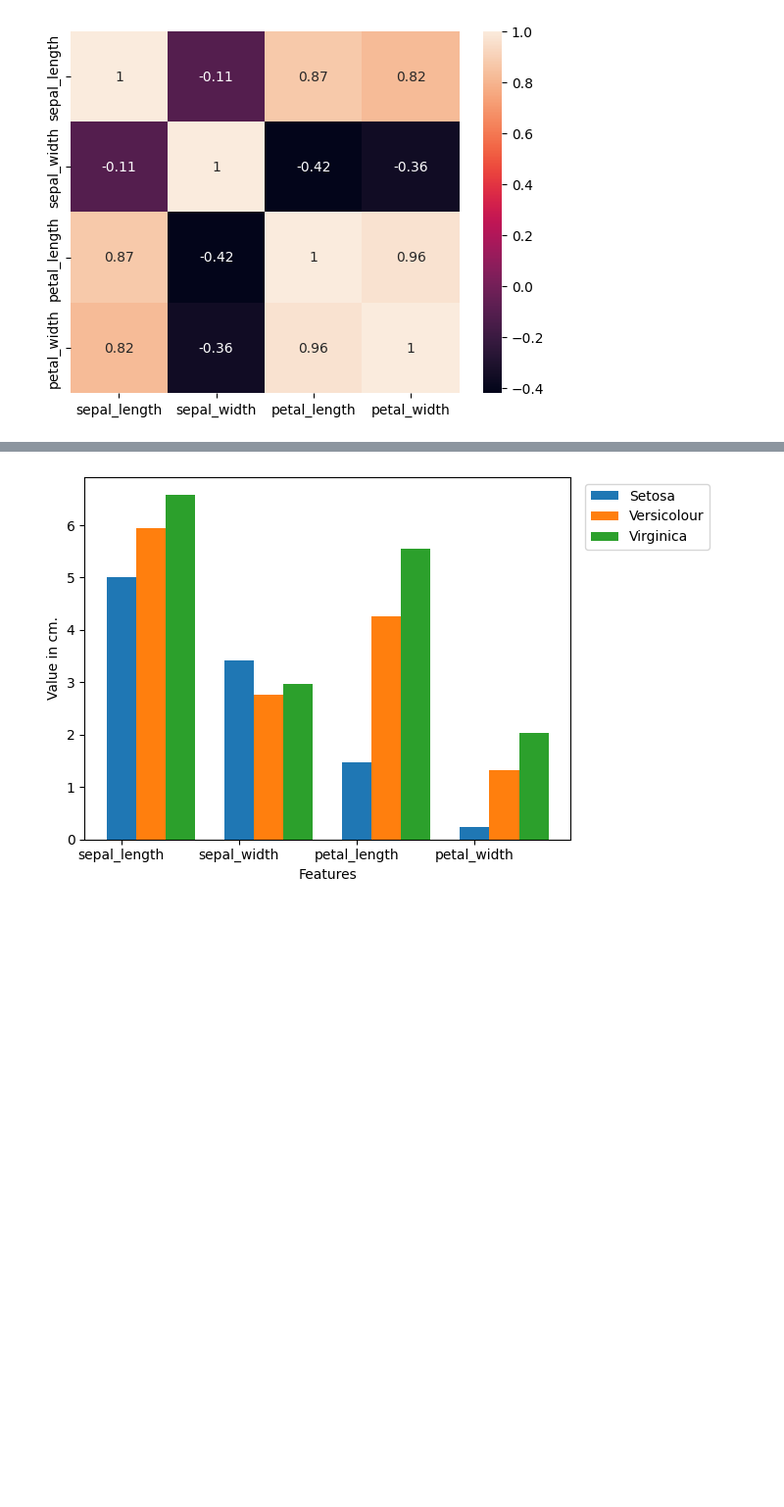
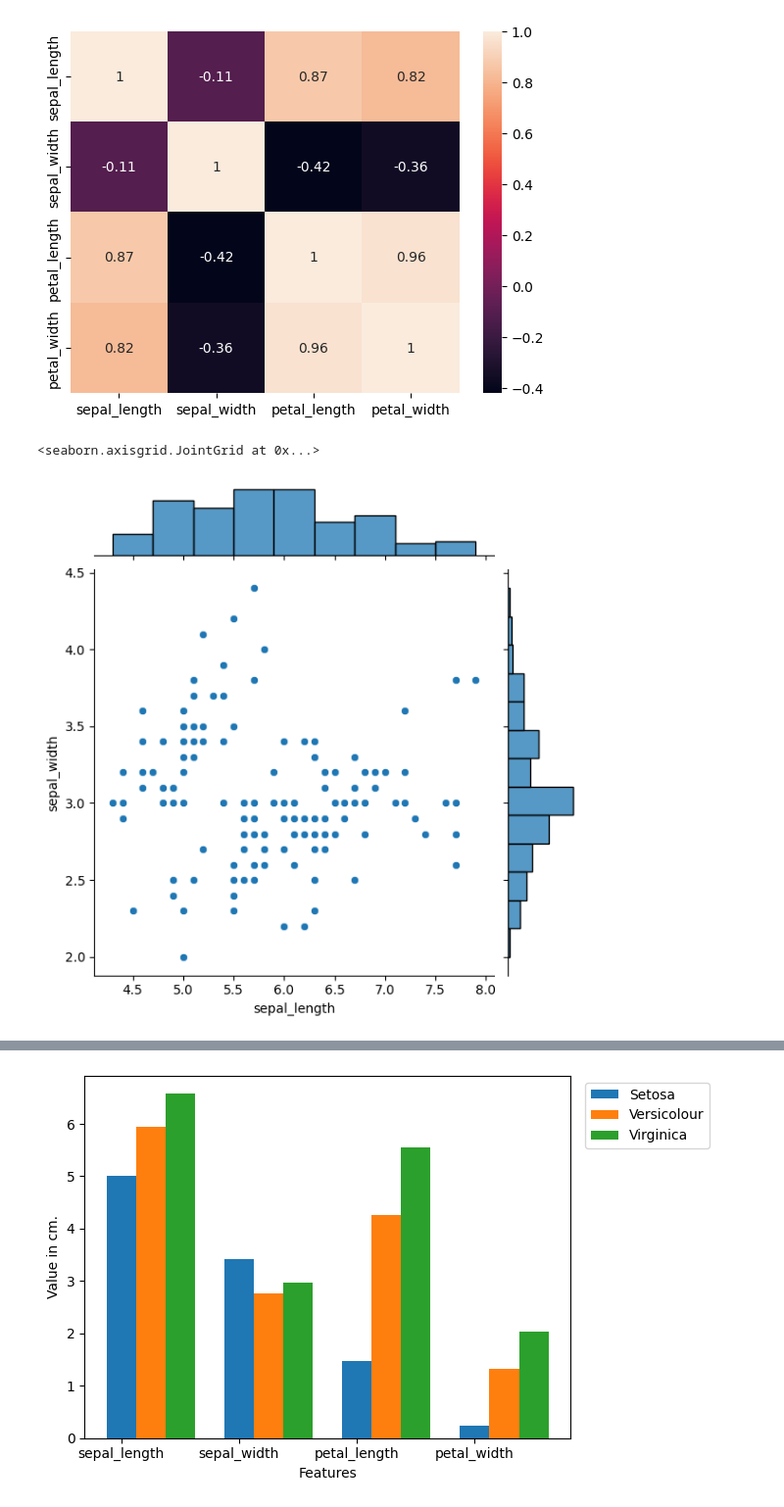
Before and after one commit to Nihal-Awad/Iris-Flower-Classification-using-ML, a Jupyter notebook: Iris_flowers_classification.ipynb, the cells around one changed output, grey strips where cells are left out. Shown: that part at 98% size. Cells and saved outputs as stored; diff of their text form; code cells hidden in the pictures; blank space fills up the shorter version.

Commit message:
add more plots

```diff
--- a/Iris_flowers_classification.ipynb
+++ b/Iris_flowers_classification.ipynb
@@ -171,3 +171,9 @@ sns.heatmap(corr, annot=True)
 # %% [output]
 <Axes: >
 [figure]
+# %%
+# Relationship between sepal length and sepal width
+sns.jointplot(data=iris, x ='sepal_length', y='sepal_width')
+# %% [output]
+<seaborn.axisgrid.JointGrid at 0x...>
+[figure, added]
```
Also changed, not shown: parts of 2 cells of this notebook.
